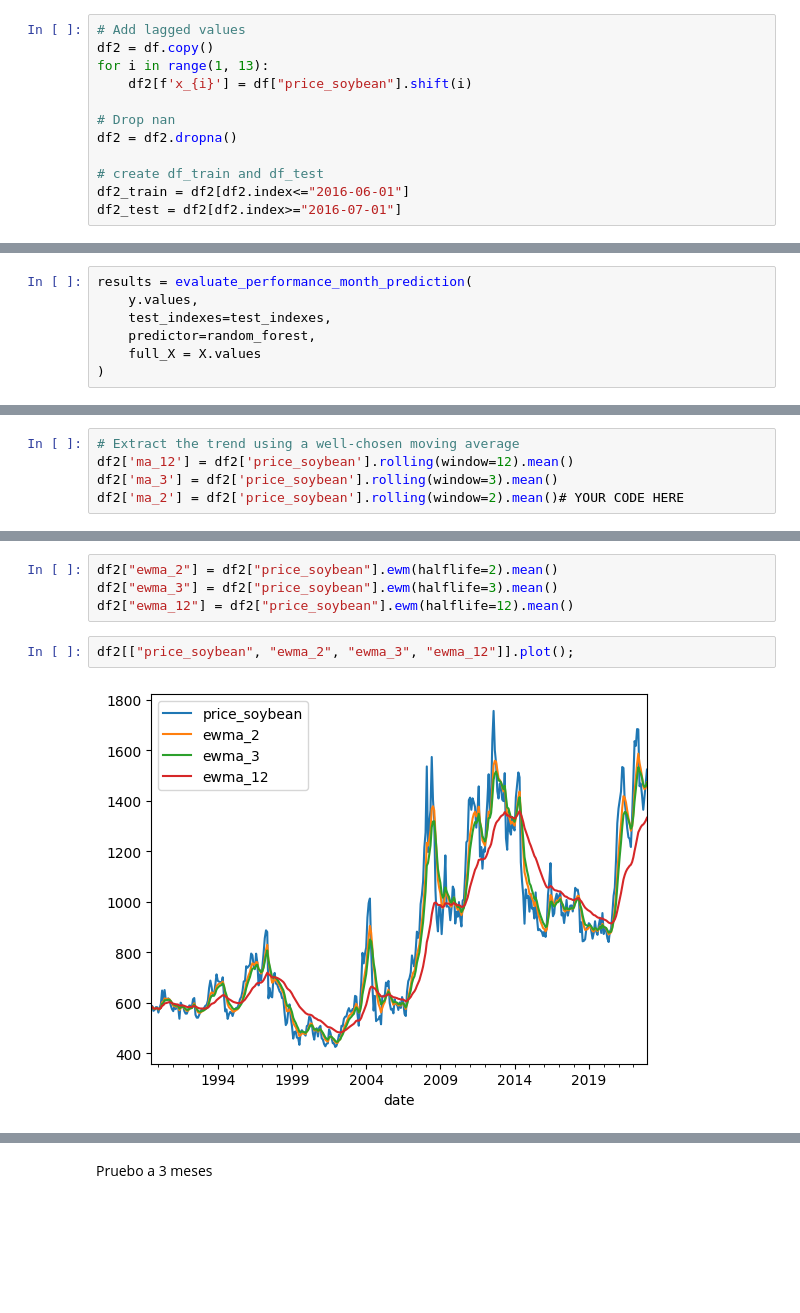
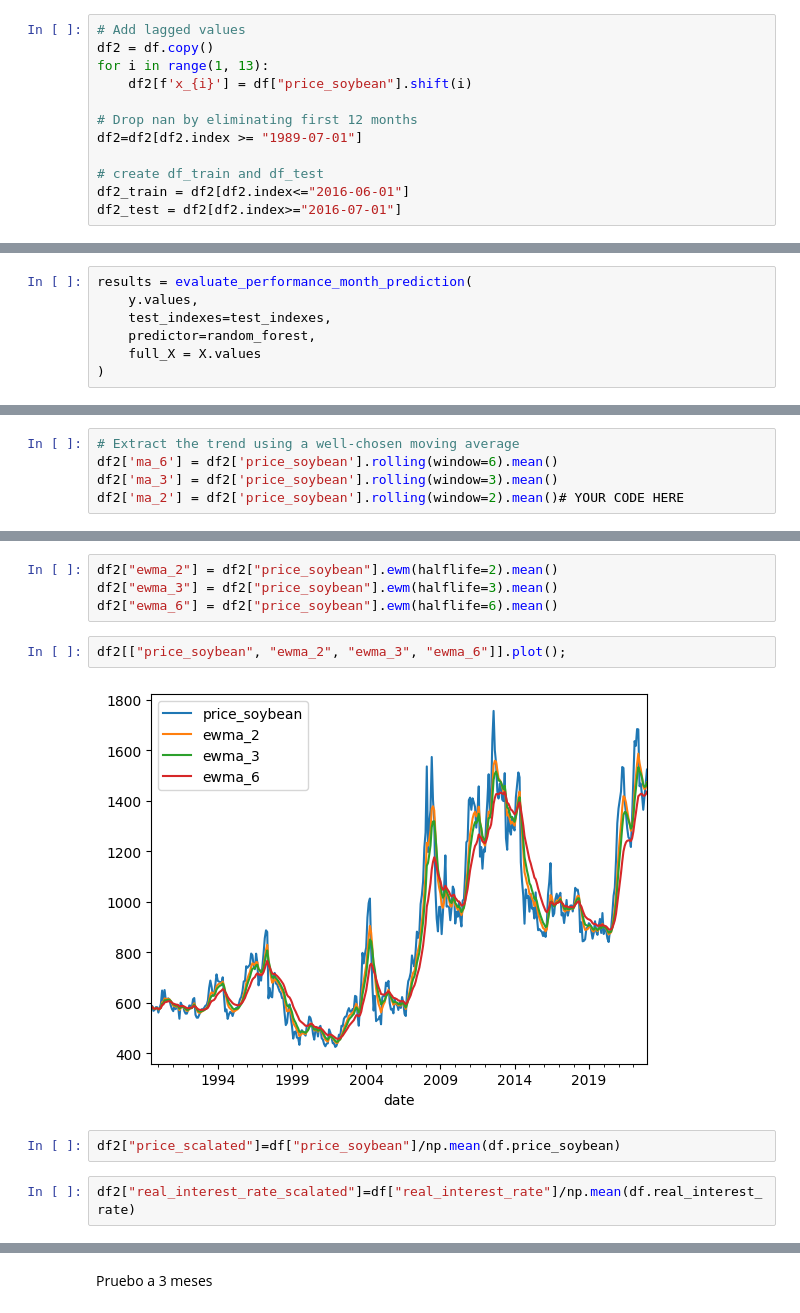
Before and after one commit to tquirelli/Agricultural_Market_Predictions, a Jupyter notebook: tomi-ARIMA.ipynb, the cells around one changed output, grey strips where cells are left out. Cells and saved outputs as stored; diff of their text form; blank space fills up the shorter version.

```diff
--- a/tomi-ARIMA.ipynb
+++ b/tomi-ARIMA.ipynb
@@ -981,8 +980,8 @@ df2 = df.copy()
 for i in range(1, 13):
     df2[f'x_{i}'] = df["price_soybean"].shift(i)
 
-# Drop nan
-df2 = df2.dropna()
+# Drop nan by eliminating first 12 months
+df2=df2[df2.index >= "1989-07-01"]
 
 # create df_train and df_test
 df2_train = df2[df2.index<="2016-06-01"]
@@ -1055,6 +1055,6 @@ plt.legend()
 # %%
 # Extract the trend using a well-chosen moving average
-df2['ma_12'] = df2['price_soybean'].rolling(window=12).mean()
+df2['ma_6'] = df2['price_soybean'].rolling(window=6).mean()
 df2['ma_3'] = df2['price_soybean'].rolling(window=3).mean()
 df2['ma_2'] = df2['price_soybean'].rolling(window=2).mean()# YOUR CODE HERE
 # %%
@@ -1065,8 +1065,12 @@ df2[["price_soybean","ma_3", "ma_12"]].plot()
 # %%
 df2["ewma_2"] = df2["price_soybean"].ewm(halflife=2).mean()
 df2["ewma_3"] = df2["price_soybean"].ewm(halflife=3).mean()
-df2["ewma_12"] = df2["price_soybean"].ewm(halflife=12).mean()
+df2["ewma_6"] = df2["price_soybean"].ewm(halflife=6).mean()
 # %%
-df2[["price_soybean", "ewma_2", "ewma_3", "ewma_12"]].plot();
+df2[["price_soybean", "ewma_2", "ewma_3", "ewma_6"]].plot();
 # %% [output]
-[figure, old version]
+[figure, new version]
+# %%
+df2["price_scalated"]=df["price_soybean"]/np.mean(df.price_soybean)
+# %%
+df2["real_interest_rate_scalated"]=df["real_interest_rate"]/np.mean(df.real_interest_rate)
```
Also changed, not shown: parts of 29 cells of this notebook.
